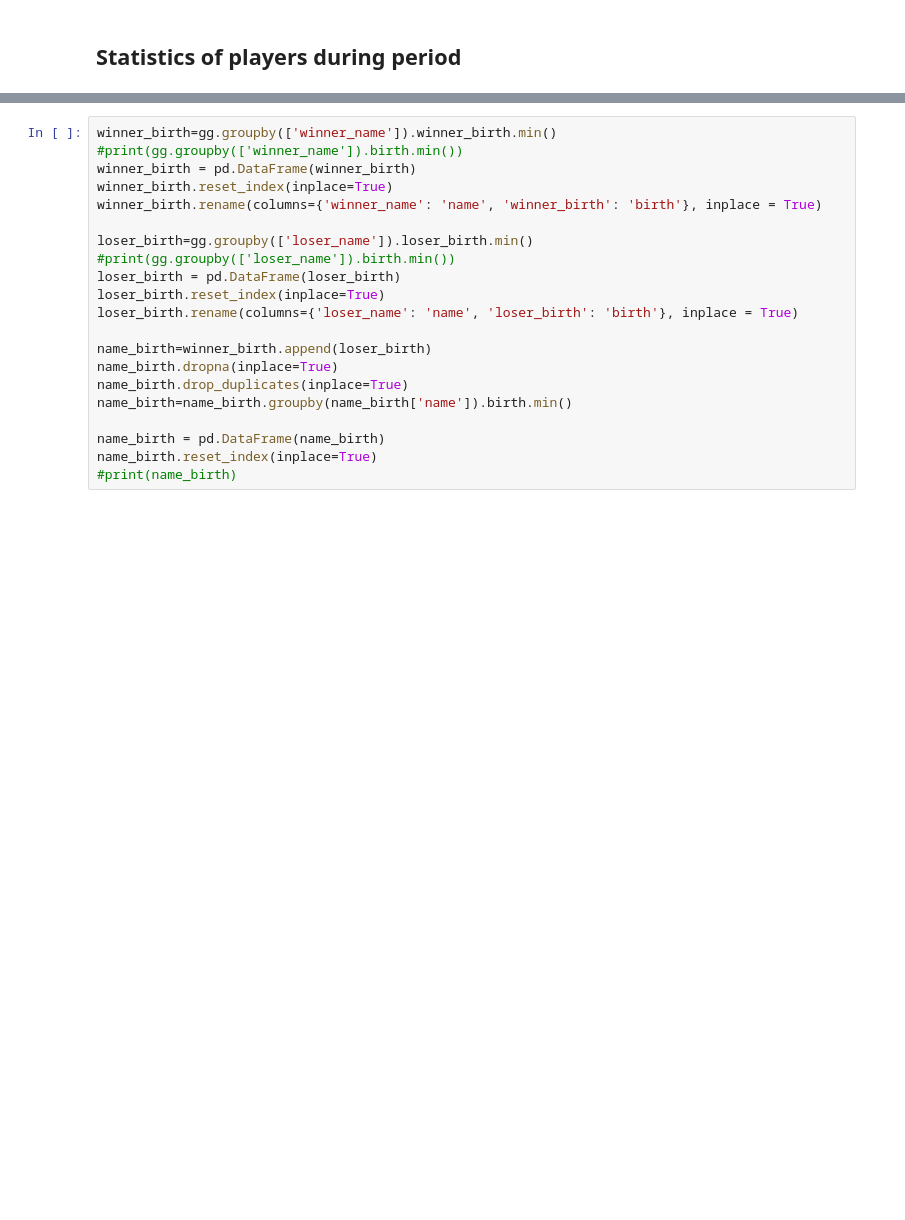
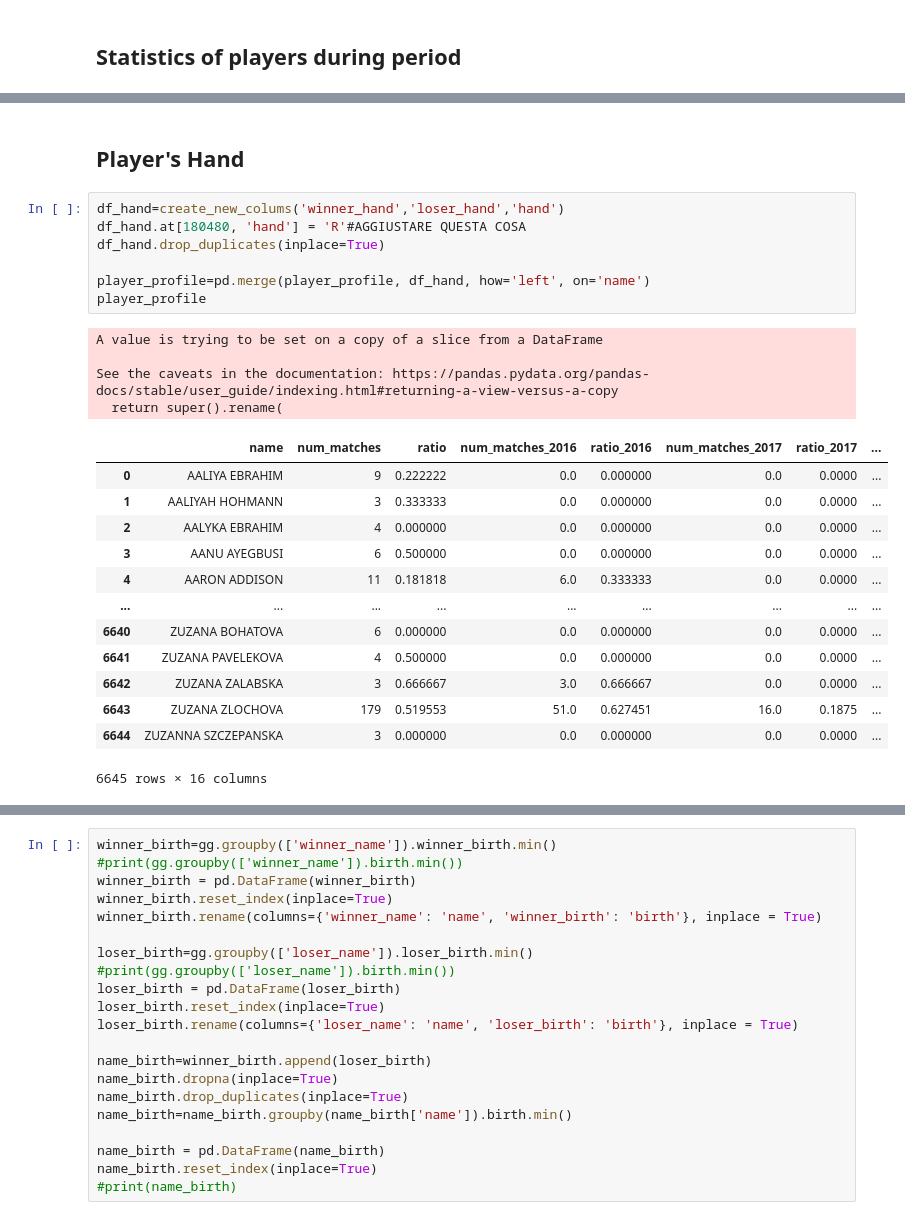
Before and after one commit to mimmo96/DM-project21, a Jupyter notebook: 4_Data_Preparation.ipynb, the cells around one changed output, grey strips where cells are left out. Cells and saved outputs as stored; diff of their text form; blank space fills up the shorter version.

```diff
--- a/4_Data_Preparation.ipynb
+++ b/4_Data_Preparation.ipynb
@@ -219,0 +152,27 @@ See the caveats in the documentation: https://pandas.pydata.org/pandas-docs/stab
+# %% [markdown]
+## Player's Hand
+# %%
+df_hand=create_new_colums('winner_hand','loser_hand','hand')
+df_hand.at[180480, 'hand'] = 'R'#AGGIUSTARE QUESTA COSA
+df_hand.drop_duplicates(inplace=True)
+
+player_profile=pd.merge(player_profile, df_hand, how='left', on='name')
+player_profile
+# %% [output]
+A value is trying to be set on a copy of a slice from a DataFrame
+
+See the caveats in the documentation: https://pandas.pydata.org/pandas-docs/stable/user_guide/indexing.html#returning-a-view-versus-a-copy
+  return super().rename(
+|  | name | num_matches | ratio | num_matches_2016 | ratio_2016 | num_matches_2017 | ratio_2017 | ... |
+| 0 | AALIYA EBRAHIM | 9 | 0.222222 | 0.0 | 0.000000 | 0.0 | 0.0000 | ... |
+| 1 | AALIYAH HOHMANN | 3 | 0.333333 | 0.0 | 0.000000 | 0.0 | 0.0000 | ... |
+| 2 | AALYKA EBRAHIM | 4 | 0.000000 | 0.0 | 0.000000 | 0.0 | 0.0000 | ... |
+| 3 | AANU AYEGBUSI | 6 | 0.500000 | 0.0 | 0.000000 | 0.0 | 0.0000 | ... |
+| 4 | AARON ADDISON | 11 | 0.181818 | 6.0 | 0.333333 | 0.0 | 0.0000 | ... |
+| ... | ... | ... | ... | ... | ... | ... | ... | ... |
+| 6640 | ZUZANA BOHATOVA | 6 | 0.000000 | 0.0 | 0.000000 | 0.0 | 0.0000 | ... |
+| 6641 | ZUZANA PAVELEKOVA | 4 | 0.500000 | 0.0 | 0.000000 | 0.0 | 0.0000 | ... |
+| 6642 | ZUZANA ZALABSKA | 3 | 0.666667 | 3.0 | 0.666667 | 0.0 | 0.0000 | ... |
+| 6643 | ZUZANA ZLOCHOVA | 179 | 0.519553 | 51.0 | 0.627451 | 16.0 | 0.1875 | ... |
+| 6644 | ZUZANNA SZCZEPANSKA | 3 | 0.000000 | 0.0 | 0.000000 | 0.0 | 0.0000 | ... |
+6645 rows × 16 columns
```
Also changed, not shown: parts of 30 cells of this notebook.
